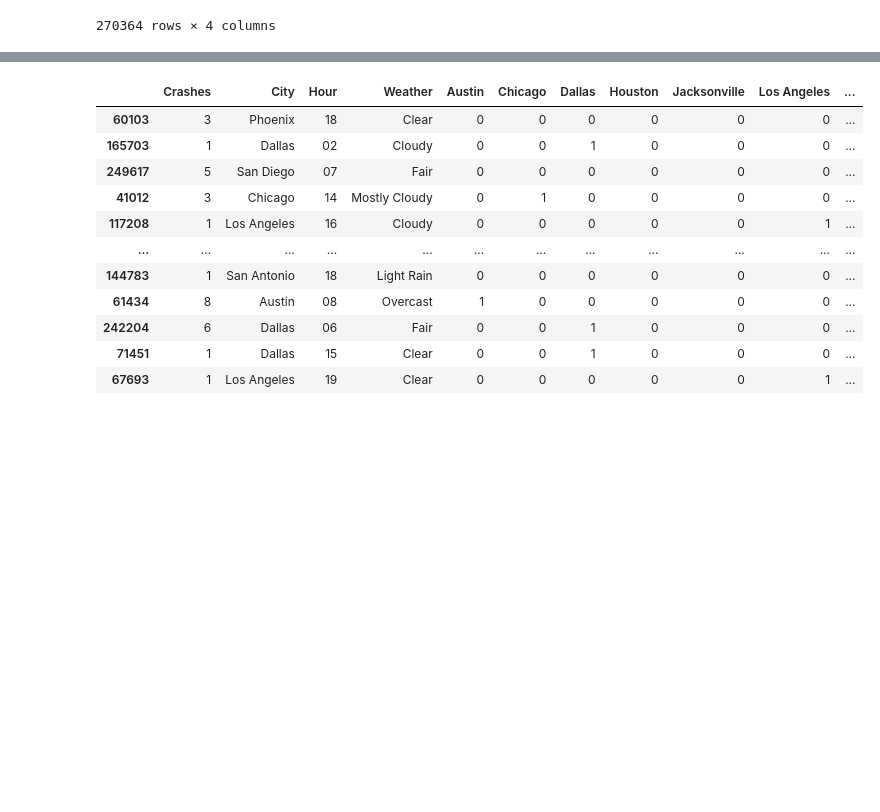
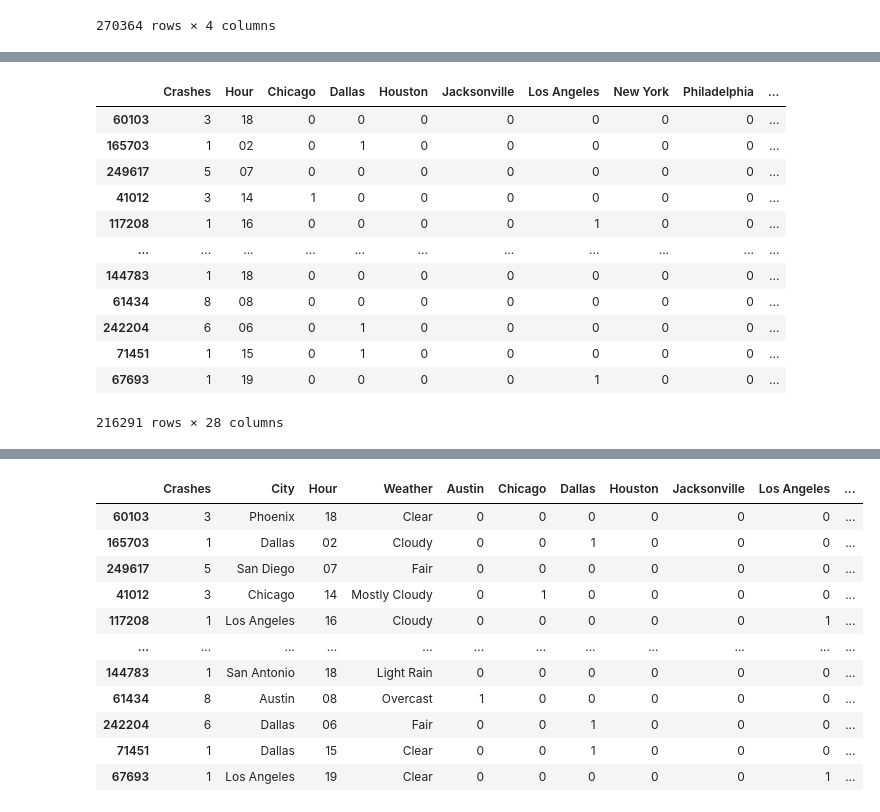
Before and after one commit to nicholasrouse/erdos2023, a Jupyter notebook: car_crashes.ipynb, the cells around one changed output, grey strips where cells are left out. Cells and saved outputs as stored; diff of their text form; code cells hidden in the pictures; blank space fills up the shorter version.

```diff
--- a/car_crashes.ipynb
+++ b/car_crashes.ipynb
@@ -226,3 +258,14 @@ train.sample(5)
 # free up some memory here
 del doc
 del aggregated
+# %%
+def one_hot_encode(df, in_place=False):
+    if not in_place:
+        df = df.copy()
+    df.loc[:, pd.get_dummies(df["City"]).columns] = pd.get_dummies(df["City"], dtype=int).copy()
+    del df["Austin"]
+    del df["City"]
+    df.loc[:, pd.get_dummies(df["Weather"]).columns] = pd.get_dummies(df["Weather"], dtype=int).copy()
+    del df["Other"]
+    del df["Weather"]
+    return df
@@ -228,0 +298,21 @@ del aggregated
+# %%
+n = one_hot_encode(train)
+n["HourSin"] = n["Hour"]
+n["HourCos"] = n["Hour"]
+n["HourSin"] = n["HourSin"].apply(lambda x : np.sin(2*np.pi*int(x) / 24))
+n["HourCos"] = n["HourCos"].apply(lambda x : np.cos(2*np.pi*int(x) / 24))
+n
+# %% [output]
+|  | Crashes | Hour | Chicago | Dallas | Houston | Jacksonville | Los Angeles | New York | Philadelphia | ... |
+| 60103 | 3 | 18 | 0 | 0 | 0 | 0 | 0 | 0 | 0 | ... |
+| 165703 | 1 | 02 | 0 | 1 | 0 | 0 | 0 | 0 | 0 | ... |
+| 249617 | 5 | 07 | 0 | 0 | 0 | 0 | 0 | 0 | 0 | ... |
+| 41012 | 3 | 14 | 1 | 0 | 0 | 0 | 0 | 0 | 0 | ... |
+| 117208 | 1 | 16 | 0 | 0 | 0 | 0 | 1 | 0 | 0 | ... |
+| ... | ... | ... | ... | ... | ... | ... | ... | ... | ... | ... |
+| 144783 | 1 | 18 | 0 | 0 | 0 | 0 | 0 | 0 | 0 | ... |
+| 61434 | 8 | 08 | 0 | 0 | 0 | 0 | 0 | 0 | 0 | ... |
+| 242204 | 6 | 06 | 0 | 1 | 0 | 0 | 0 | 0 | 0 | ... |
+| 71451 | 1 | 15 | 0 | 1 | 0 | 0 | 0 | 0 | 0 | ... |
+| 67693 | 1 | 19 | 0 | 0 | 0 | 0 | 1 | 0 | 0 | ... |
+216291 rows × 28 columns
```
Also changed, not shown: parts of 24 cells of this notebook.
